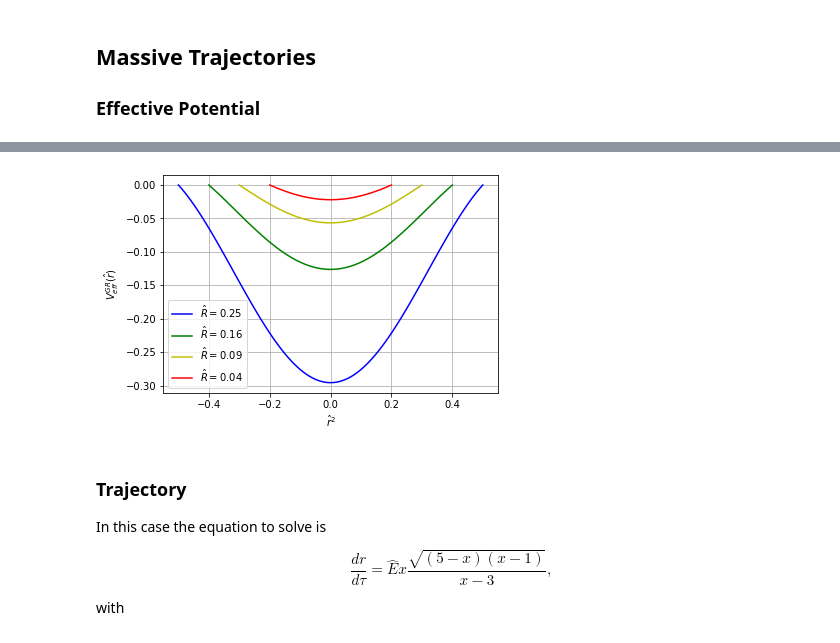
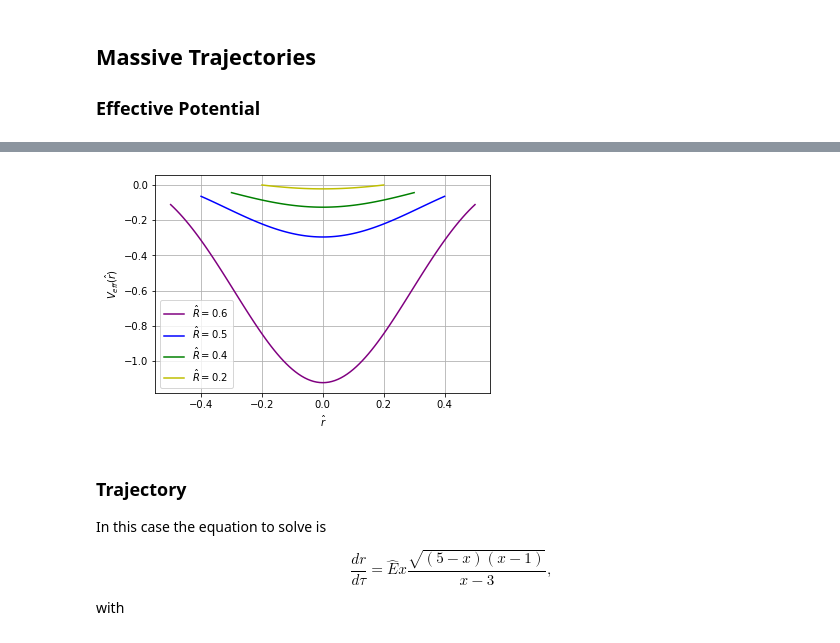
Before and after one commit to nigomezcr/Bachelors-Dissertation, a Jupyter notebook: 2-Relativistic Gravity Train/RelativisticGravityTrain.ipynb, the cells around one changed output, grey strips where cells are left out. Cells and saved outputs as stored; diff of their text form; code cells hidden in the pictures.

Commit message:
Chaged colors of graphs

```diff
--- a/2-Relativistic Gravity Train/RelativisticGravityTrain.ipynb
+++ b/2-Relativistic Gravity Train/RelativisticGravityTrain.ipynb
@@ -622,32 +634,32 @@ Plot_Null_trajectory(t,x)
 # %%
 
 def V(r,R):
     E = np.sqrt(1-2*R**2)
     x = np.sqrt(1-2*r**2)/E
     return -0.5*pow(E*x,2)*( (5-x)*(x-1)/(x-3)**2)
 
 
-R1, R2, R3, R4 = 0.5, 0.4, 0.3, 0.2
+R1, R2, R3, R4 = 0.6, 0.5, 0.4, 0.2
 x1 = np.arange(-0.5,0.51,0.01)
 x2 = np.arange(-0.4,0.41,0.01)
 x3 = np.arange(-0.3,0.31,0.01)
 x4 = np.arange(-0.2,0.21,0.01)
 y1 = V(x1, R1) - V(R1, R1)
 y2 = V(x2, R2) - V(R2, R2)
 y3 = V(x3, R3) - V(R3, R3)
 y4 = V(x4, R4) - V(R4, R4)
 
-plt.xlabel('$\hat{r}^2$')
-plt.ylabel('$V_{eff}^{GR}(\hat{r})$')
-plt.plot(x1, y1, 'b', label='$\hat{R} = 0.25$')
-plt.plot(x2, y2, 'g', label='$\hat{R} = 0.16$')
-plt.plot(x3, y3, 'y', label='$\hat{R} = 0.09$')
-plt.plot(x4, y4, 'r', label='$\hat{R} = 0.04$')
+plt.xlabel('$\hat{r}$')
+plt.ylabel('$V_{eff} (\hat{r})$')
+plt.plot(x1, y1, 'purple', label='$\hat{R} = 0.6$')
+plt.plot(x2, y2, 'b', label='$\hat{R} = 0.5$')
+plt.plot(x3, y3, 'g', label='$\hat{R} = 0.4$')
+plt.plot(x4, y4, 'y', label='$\hat{R} = 0.2$')
 plt.grid()
 plt.legend()
 plt.savefig("Plots/8-Effecive_Potential_GR_py.pdf")
 # %% [output]
-[figure, old version]
+[figure, new version]
 # %% [markdown]
 ### Trajectory
 
```
Also changed, not shown: parts of 7 cells of this notebook, 1 other file.
